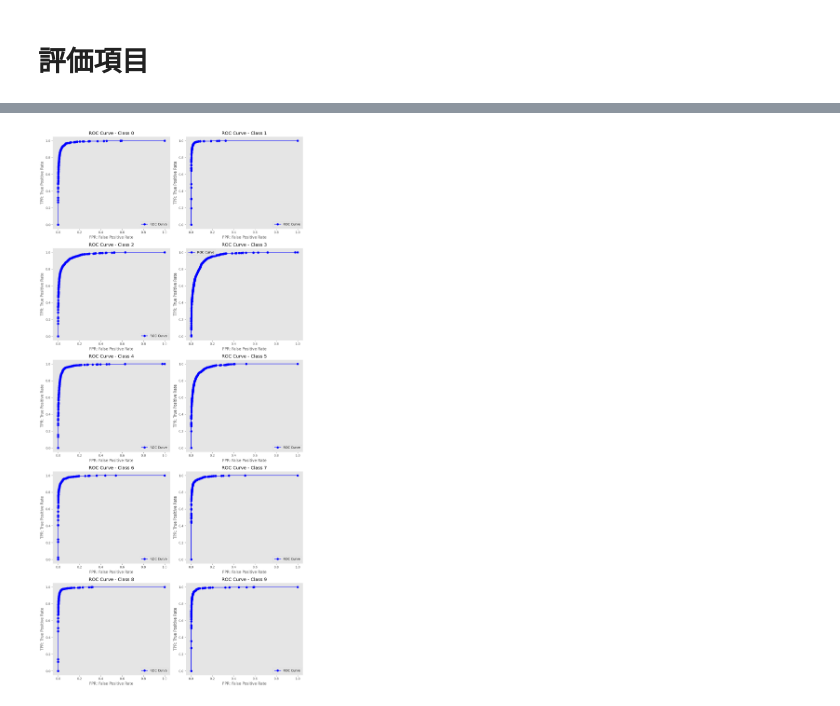
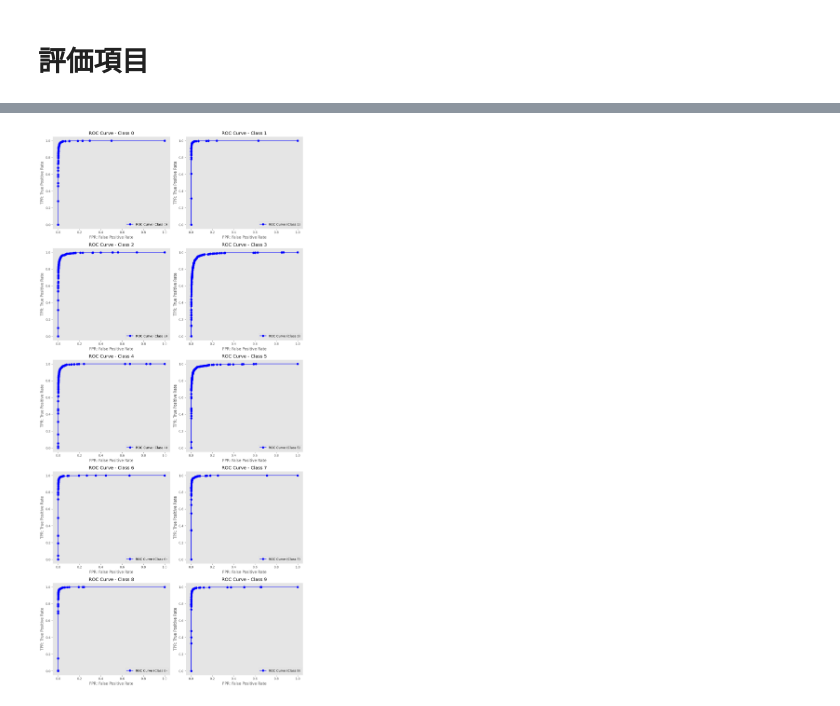
Before and after one commit to Pakeith0805/SparkPlus_Assignment, a Jupyter notebook: Assignment.ipynb, the cells around one changed output, grey strips where cells are left out. Saved outputs shown, nothing was run; the diff lists cells and outputs as text; code cells hidden in the pictures.

```diff
--- a/Assignment.ipynb
+++ b/Assignment.ipynb
@@ -55,4 +59,4 @@ vilidation_dataset = datasets.CIFAR10(root="./data", train=False, download=True,
 # %%
 # データを作る。
 train_dataloader = DataLoader(train_dataset, batch_size=32, shuffle=True)
-validation_dataloader = DataLoader(vilidation_dataset, batch_size=32, shuffle=False)
+validation_dataloader = DataLoader(validation_dataset, batch_size=32, shuffle=False)
@@ -126,6 +181,10 @@ def label_smoothed_nll_loss(lprobs, target, eps):
 # %%
+patience = 15  # 何エポック連続で改善がないと学習を止めるか
+best_val_loss = float('inf')  # 最小の検証損失
+counter = 0  # 改善がなかった回数
+
 # 学習のループ
-num_epochs = 15
+num_epochs = 100
 losses = []
 accs = []
 val_losses = []
@@ -164,7 +223,6 @@ for epoch in range(num_epochs):
     losses.append(running_loss)
     #accs.append(running_acc)
     accs.append(running_acc.cpu())
-    scheduler.step()
 #
 # validationのループ
 #
@@ -192,6 +250,16 @@ for epoch in range(num_epochs):
     val_losses.append(val_running_loss)
     #val_accs.append(val_running_acc)
     val_accs.append(val_running_acc.cpu())
+    scheduler.step(val_running_loss)
     print("epoch: {}, loss: {}, acc: {}, \
      val loss: {}, val acc: {}".format(epoch, running_loss, running_acc, val_running_loss, val_running_acc))
+
+    # Early Stopping の処理
+    if val_running_loss < best_val_loss:
+        best_val_loss = val_running_loss
+        counter = 0
+        torch.save(model.state_dict(), "best_model.pth")  # 最良モデルを保存
+    else:
+        counter += 1
+        print(f"Early stopping patience count: {counter}/{patience}")
 # %% [output]
@@ -354,35 +442,61 @@ plt.show()
 # %%
-def make_roc_curve():
-    fig, axes = plt.subplots(5, 2, figsize=(12, 25))  # 5行2列のサブプロット
+import torch
+import matplotlib.pyplot as plt
+from sklearn.metrics import roc_curve, roc_auc_score
 
-    for n in range(10):
+# y_val_true はラベル（0～9）を含むリスト
+y_val_true = torch.tensor(y_val_true)
 
-        # クラス0の確率値を取得
-        prob = val_prob_pred[:, n].cpu().detach().numpy()
+# クラスごとの確率を保存するリスト
+probs = []
 
-        # 0/1 ラベルの取得
-        one_zero_labels = torch.where(y_val_true == n, 1, 0).cpu().detach().numpy()
+# モデルを推論モードにする
+model.eval()
 
-        # ROC曲線の計算
-        fpr, tpr, thresholds = roc_curve(one_zero_labels, prob)
+# メモリ節約のため、勾配計算を無効にする
+with torch.no_grad():
+    for val_imgs, _ in validation_dataloader:
+        val_imgs = val_imgs.to(device)  # GPUへ転送
+        output = model(val_imgs)  # モデルの出力
+        prob_batch = torch.softmax(output, dim=1)  # 各クラスの確率を取得
+        probs.append(prob_batch.cpu())  # CPUに戻してリストに保存
 
-        # auc算出
-        auc_score = roc_auc_score(one_zero_labels, prob)
-        print(f"ROC AUC Score: {auc_score:.4f}")
+        # メモリ解放
+        del val_imgs, output, prob_batch
+        torch.cuda.empty_cache()
 
-        # 行インデックスと列インデックスの計算
-        row_idx = n // 2  # 行インデックス
-        col_idx = n % 2   # 列インデックス
+# すべての確率値を連結
+prob = torch.cat(probs).numpy()
 
-        # グラフ描画
-        axes[row_idx, col_idx].plot(fpr, tpr, marker='o', color='b', label="ROC Curve")
-        axes[row_idx, col_idx].set_xlabel('FPR: False Positive Rate')
-        axes[row_idx, col_idx].set_ylabel('TPR: True Positive Rate')
-        axes[row_idx, col_idx].set_title(f'ROC Curve - Class {n}')
-        axes[row_idx, col_idx].legend()
-        axes[row_idx, col_idx].grid()
-    plt.tight_layout()
-    plt.show()
+# ROC曲線の描画
+fig, axes = plt.subplots(5, 2, figsize=(12, 25))  # 5行2列のサブプロット
 
-make_roc_curve()
+for n in range(10):
+    # クラス n の確率を取得
+    prob_n = prob[:, n]  # `prob` は shape (サンプル数, クラス数) のはず
+
+    # 0/1 ラベルの取得
+    one_zero_labels = (y_val_true == n).cpu().numpy()
+
+    # ROC曲線の計算
+    fpr, tpr, thresholds = roc_curve(one_zero_labels, prob_n)
+
+    # AUC算出
+    auc_score = roc_auc_score(one_zero_labels, prob_n)
+    print(f"Class {n} - ROC AUC Score: {auc_score:.4f}")
+
+    # 行インデックスと列インデックスの計算
+    row_idx = n // 2  # 行インデックス
+    col_idx = n % 2   # 列インデックス
+
+    # グラフ描画
+    axes[row_idx, col_idx].plot(fpr, tpr, marker='o', color='b', label=f"ROC Curve (Class {n})")
+    axes[row_idx, col_idx].set_xlabel('FPR: False Positive Rate')
+    axes[row_idx, col_idx].set_ylabel('TPR: True Positive Rate')
+    axes[row_idx, col_idx].set_title(f'ROC Curve - Class {n}')
+    axes[row_idx, col_idx].legend()
+    axes[row_idx, col_idx].grid()
+
+plt.tight_layout()
+plt.show()
 # %% [output]
@@ -399 +513 @@ ROC AUC Score: 0.9922
-[figure, old version]
+[figure, new version]
```
Also changed, not shown: parts of 21 cells of this notebook.
